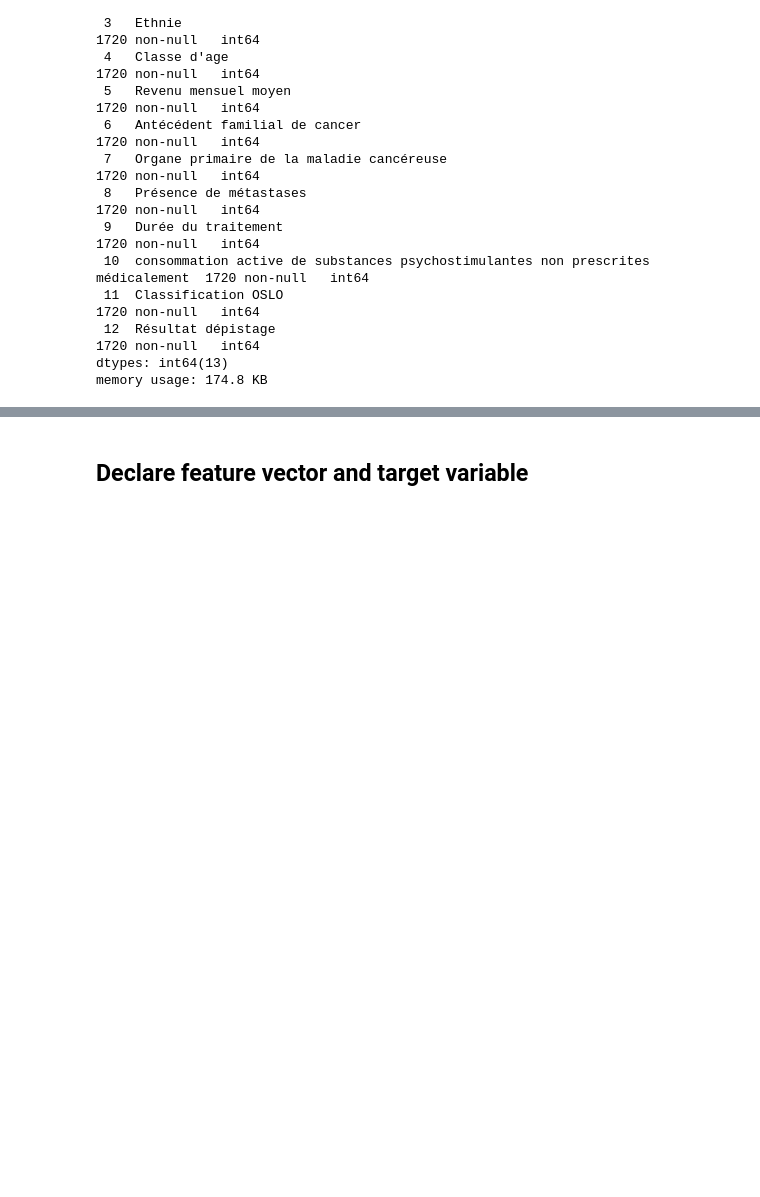
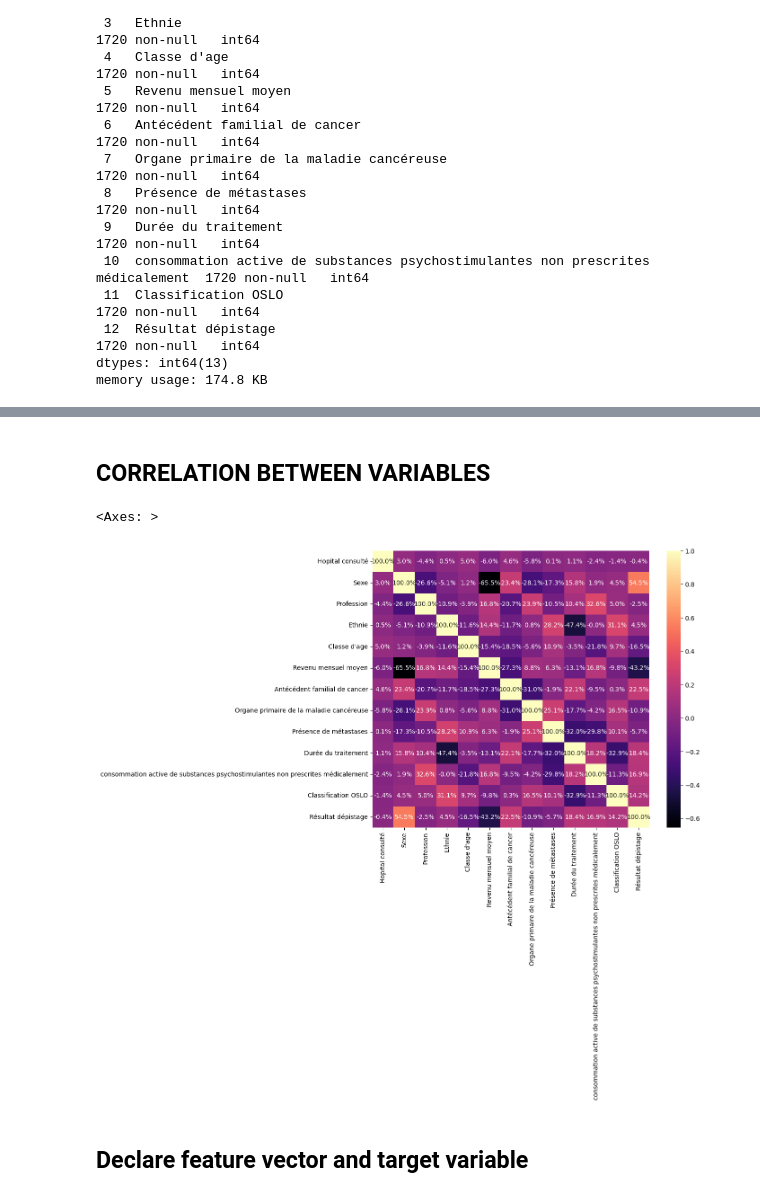
Before and after one commit to KokouNoe/muscoloskeletal_disorder_prediction, a Jupyter notebook: TMC_prediction.ipynb, the cells around one changed output, grey strips where cells are left out. Cells and saved outputs as stored; diff of their text form; code cells hidden in the pictures; blank space fills up the shorter version.

```diff
--- a/TMC_prediction.ipynb
+++ b/TMC_prediction.ipynb
@@ -113,3 +127,27 @@ df['Résultat dépistage'].value_counts(),data['Résultat dépistage'].value_cou
+# %% [markdown]
+## **CORRELATION BETWEEN VARIABLES**
+# %%
+# Visualization of the correlations between the target variable 'charges' and the other variables
+# Compute the correlation of the 'Résultat dépistage' variable with all other variables and sort the results
+df.corr()['Résultat dépistage'].sort_values()
+
+# Create a subplot with a specified size for the heatmap
+f, ax = plt.subplots(figsize=(10,8))
+
+# Compute the correlation matrix for all variables
+corr = df.corr()
+
+# Create a heatmap to visualize the correlation matrix
+# Parameters:
+# - cbar=True: Show the color bar
+# - square=True: Ensure the heatmap is square-shaped
+# - fmt='.1%': Format the correlation values as percentages with one decimal place
+# - annot=True: Annotate each cell with the numeric value
+# - cmap='magma': Use the 'magma' colormap for coloring
+sns.heatmap(corr, cbar=True, square=True, fmt='.1%', annot=True, cmap='magma')
+# %% [output]
+<Axes: >
+[figure, added]
 # %% [markdown]
 ## **Declare feature vector and target variable**
 # %%
```
Also changed, not shown: parts of 57 cells of this notebook, 1 other file.
